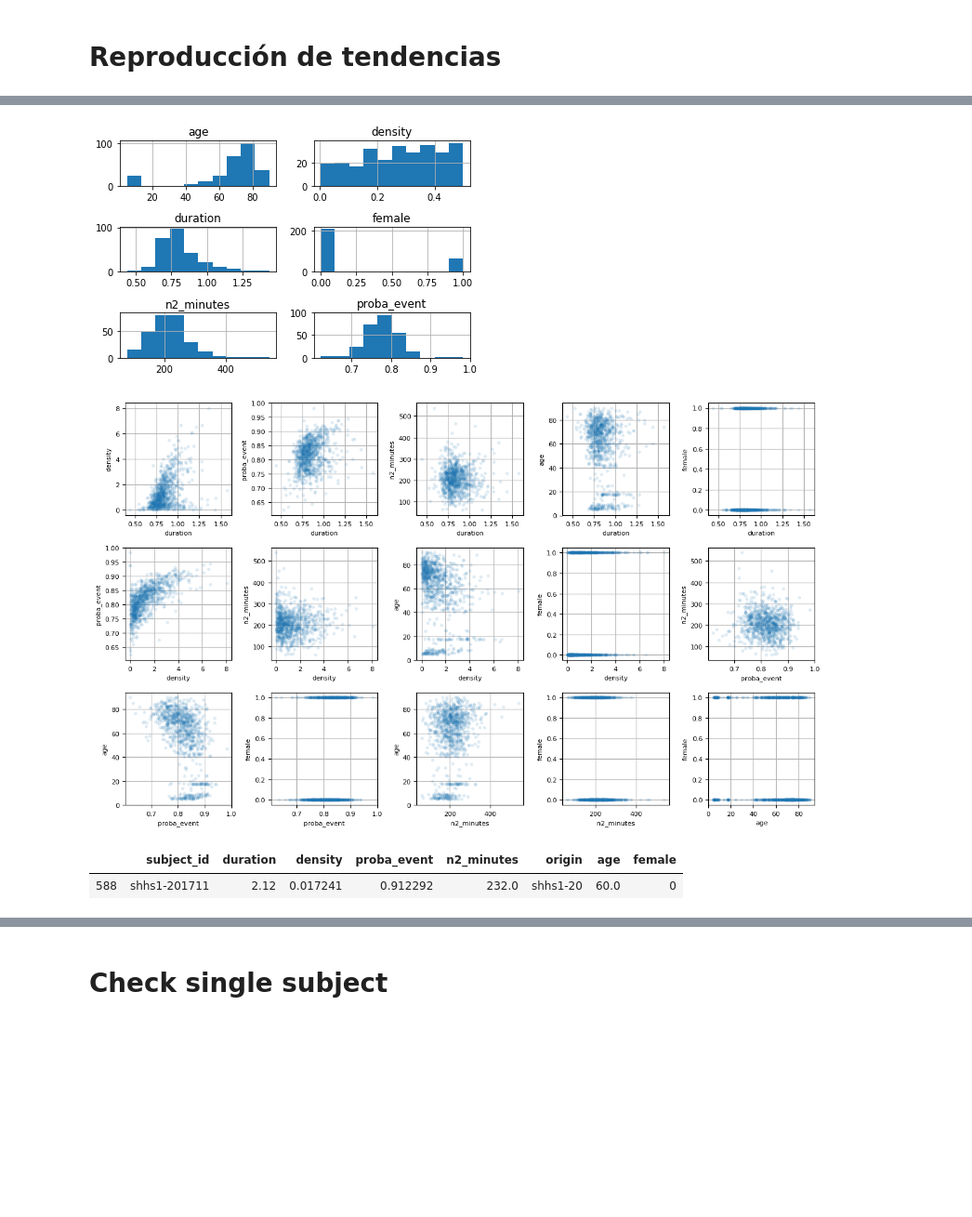
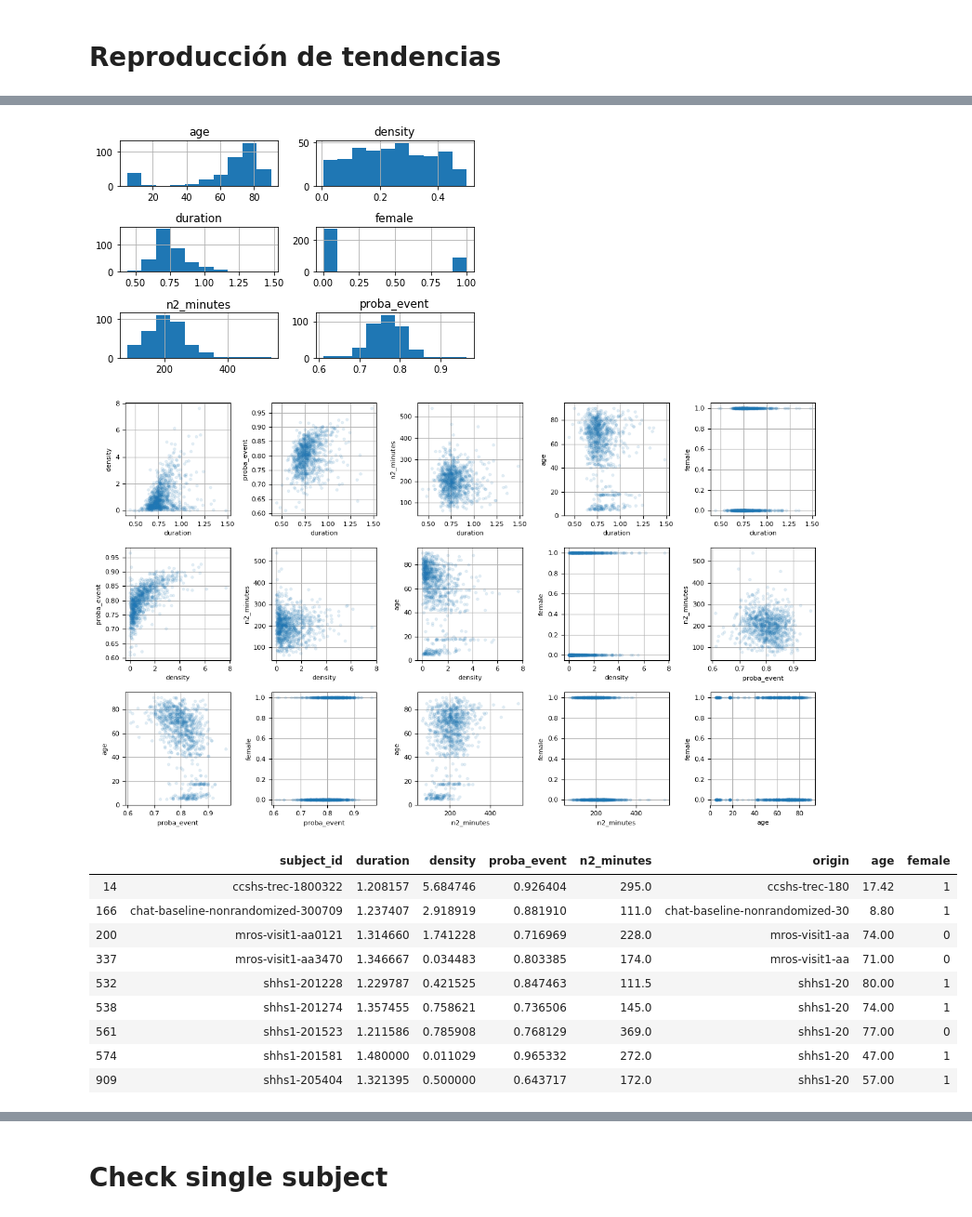
Before and after one commit to nicolasigor/sleep-rnn, a Jupyter notebook: figs_thesis/2021_result_nsrr.ipynb, the cells around one changed output, grey strips where cells are left out. Shown at 93% size. Cells and saved outputs as stored; diff of their text form; code cells hidden in the pictures; blank space fills up the shorter version.

```diff
--- a/figs_thesis/2021_result_nsrr.ipynb
+++ b/figs_thesis/2021_result_nsrr.ipynb
@@ -82,6 +67,7 @@ class PredictedNSRR(object):
         min_separation=0.3,
         min_duration=0.3,
         max_duration=3.0,
+        repair_long_detections=False,
     ):
         self.experiment_folder = experiment_folder
         self.grid_folder = grid_folder
@@ -92,6 +78,7 @@ class PredictedNSRR(object):
             pkeys.SS_MIN_SEPARATION: min_separation,
             pkeys.SS_MIN_DURATION: min_duration,
             pkeys.SS_MAX_DURATION: max_duration,
+            pkeys.REPAIR_LONG_DETECTIONS: repair_long_detections,
         }
 
     def get_predictions(self, fold_ids_list, dataset, threshold=0.5):
@@ -148,9 +135,10 @@ Dataset nsrr_ss with 11593 patients.
 # Reproducción de tendencias
 # %%
 n_folds = 10
+threshold = 0.5
 
 fold_ids_list = np.arange(n_folds)
-predictions = nsrr_preds.get_predictions(fold_ids_list, nsrr, threshold=0.3)
+predictions = nsrr_preds.get_predictions(fold_ids_list, nsrr, threshold=threshold)
 
-print("Loaded predictions for %d subjects" % len(predictions.all_ids))
+print("Loaded predictions for %d subjects with threshold %1.2f" % (len(predictions.all_ids), threshold))
 # %% [output]
@@ -165,38 +153,26 @@ table_bysubject = {
     'subject_id': [],
     'duration': [], 'density': [], 'proba_event': [],
     'n2_minutes': [], 'origin': [],
-    'age': [], 'female': []
+    'age': [], 'female': [],
 }
 for i in range(len(subject_ids)):
     subject_id = subject_ids[i]
     n2_pages = predictions.data[subject_id]['n2_pages']
     n2_minutes = n2_pages.size * nsrr.original_page_duration / 60
+
     if n2_minutes < min_n2_minutes:
         print("Skipped by N2 minutes: Subject %s with %d N2 minutes" % (subject_id, n2_minutes))
         continue
 
     marks = predictions.get_subject_stamps(subject_id)
+    n_marks = marks.shape[0]
 
-    n_marks = marks.shape[0]
     if n_marks == 0:
         print("Skipped by Marks     : Subject %s with %d marks (%d N2 minutes)" % (subject_id, n_marks, n2_minutes))
         continue
 
     durations = (marks[:, 1] - marks[:, 0] + 1) / nsrr.fs
-
-    # Remove durations greater than 2.96
-    # so that we simply remove spindles greater than 3 instead of trying to fix them
-    valid_locs = durations < 3.0
-    marks = marks[valid_locs]
-    durations = durations[valid_locs]
-
-    n_marks = marks.shape[0]
-    if n_marks == 0:
-        print("Skipped by Marks (post): Subject %s with %d marks (%d N2 minutes)" % (subject_id, n_marks, n2_minutes))
-        continue
-
     subject_proba = predictions.get_subject_stamps_probabilities(subject_id)
-    subject_proba = subject_proba[valid_locs]
 
     subject_mean_duration = np.mean(durations)
     subject_density = n_marks / n2_minutes
@@ -290,7 +279,7 @@ table_zoom.hist()
 plt.tight_layout()
 plt.show()
 # %% [output]
-[figure, old version]
+[figure, new version]
 # %%
 # correlations
 
@@ -320,9 +309,17 @@ for i in range(n_params):
 plt.tight_layout()
 plt.show()
 # %% [output]
-[figure, old version]
+[figure, new version]
 # %%
-table_bysubject[table_bysubject.duration > 2]
+table_bysubject[table_bysubject.duration > 1.2]
 # %% [output]
 |  | subject_id | duration | density | proba_event | n2_minutes | origin | age | female |
-| 588 | shhs1-201711 | 2.12 | 0.017241 | 0.912292 | 232.0 | shhs1-20 | 60.0 | 0 |
+| 14 | ccshs-trec-1800322 | 1.208157 | 5.684746 | 0.926404 | 295.0 | ccshs-trec-180 | 17.42 | 1 |
+| 166 | chat-baseline-nonrandomized-300709 | 1.237407 | 2.918919 | 0.881910 | 111.0 | chat-baseline-nonrandomized-30 | 8.80 | 1 |
+| 200 | mros-visit1-aa0121 | 1.314660 | 1.741228 | 0.716969 | 228.0 | mros-visit1-aa | 74.00 | 0 |
+| 337 | mros-visit1-aa3470 | 1.346667 | 0.034483 | 0.803385 | 174.0 | mros-visit1-aa | 71.00 | 0 |
+| 532 | shhs1-201228 | 1.229787 | 0.421525 | 0.847463 | 111.5 | shhs1-20 | 80.00 | 1 |
+| 538 | shhs1-201274 | 1.357455 | 0.758621 | 0.736506 | 145.0 | shhs1-20 | 74.00 | 1 |
+| 561 | shhs1-201523 | 1.211586 | 0.785908 | 0.768129 | 369.0 | shhs1-20 | 77.00 | 0 |
+| 574 | shhs1-201581 | 1.480000 | 0.011029 | 0.965332 | 272.0 | shhs1-20 | 47.00 | 1 |
+| 909 | shhs1-205404 | 1.321395 | 0.500000 | 0.643717 | 172.0 | shhs1-20 | 57.00 | 1 |
```
Also changed, not shown: parts of 26 cells of this notebook.
